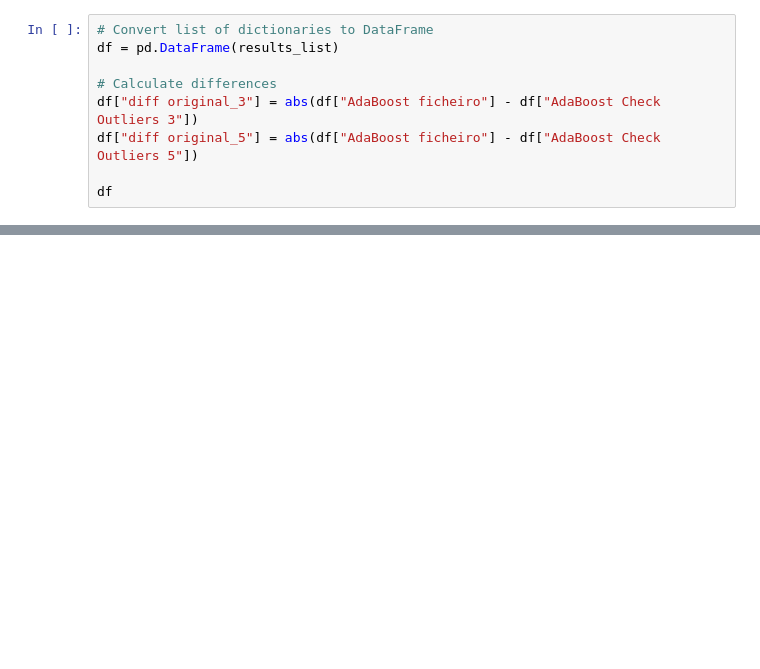
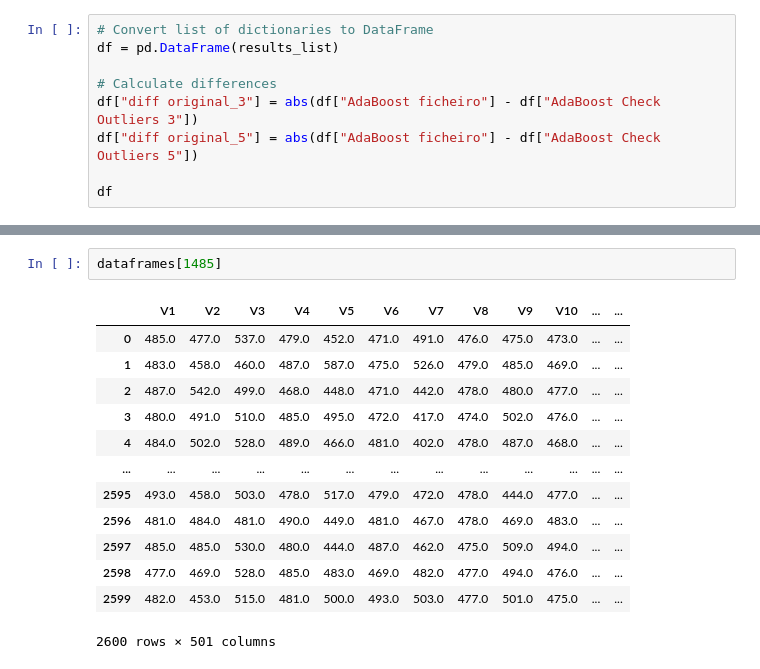
Before and after one commit to marisaazevedo/ML_AdaBoostRefined, a Jupyter notebook: G_3_10.ipynb, the cells around one changed output, grey strips where cells are left out. Saved outputs shown, nothing was run; the diff lists cells and outputs as text; blank space fills up the shorter version.

```diff
--- a/G_3_10.ipynb
+++ b/G_3_10.ipynb
@@ -204,3 +274,19 @@ Accuracy: 0.88329401356532
 
 Dataset 1461 - AdaBoost biblioteca:
 Accuracy: 0.8920672368033029
+# %%
+dataframes[1485]
+# %% [output]
+|  | V1 | V2 | V3 | V4 | V5 | V6 | V7 | V8 | V9 | V10 | ... | ... |
+| 0 | 485.0 | 477.0 | 537.0 | 479.0 | 452.0 | 471.0 | 491.0 | 476.0 | 475.0 | 473.0 | ... | ... |
+| 1 | 483.0 | 458.0 | 460.0 | 487.0 | 587.0 | 475.0 | 526.0 | 479.0 | 485.0 | 469.0 | ... | ... |
+| 2 | 487.0 | 542.0 | 499.0 | 468.0 | 448.0 | 471.0 | 442.0 | 478.0 | 480.0 | 477.0 | ... | ... |
+| 3 | 480.0 | 491.0 | 510.0 | 485.0 | 495.0 | 472.0 | 417.0 | 474.0 | 502.0 | 476.0 | ... | ... |
+| 4 | 484.0 | 502.0 | 528.0 | 489.0 | 466.0 | 481.0 | 402.0 | 478.0 | 487.0 | 468.0 | ... | ... |
+| ... | ... | ... | ... | ... | ... | ... | ... | ... | ... | ... | ... | ... |
+| 2595 | 493.0 | 458.0 | 503.0 | 478.0 | 517.0 | 479.0 | 472.0 | 478.0 | 444.0 | 477.0 | ... | ... |
+| 2596 | 481.0 | 484.0 | 481.0 | 490.0 | 449.0 | 481.0 | 467.0 | 478.0 | 469.0 | 483.0 | ... | ... |
+| 2597 | 485.0 | 485.0 | 530.0 | 480.0 | 444.0 | 487.0 | 462.0 | 475.0 | 509.0 | 494.0 | ... | ... |
+| 2598 | 477.0 | 469.0 | 528.0 | 485.0 | 483.0 | 469.0 | 482.0 | 477.0 | 494.0 | 476.0 | ... | ... |
+| 2599 | 482.0 | 453.0 | 515.0 | 481.0 | 500.0 | 493.0 | 503.0 | 477.0 | 501.0 | 475.0 | ... | ... |
+2600 rows × 501 columns
```
Also changed, not shown: parts of 8 cells of this notebook.
